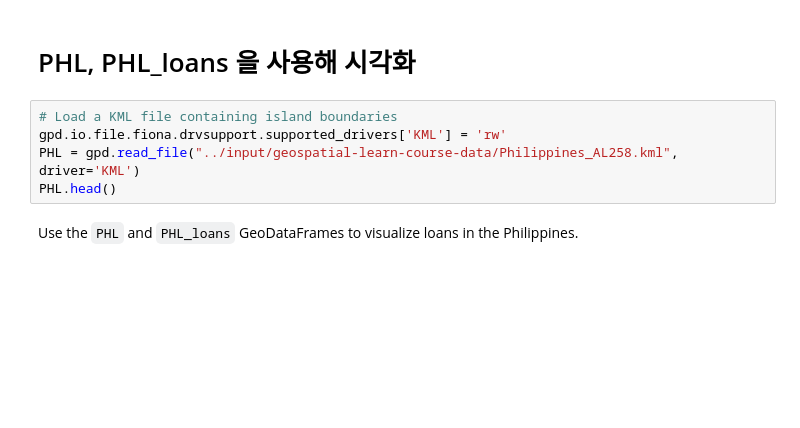
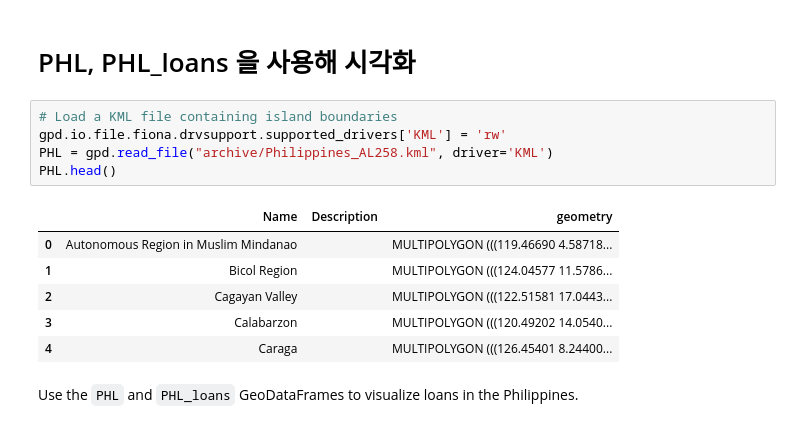
Before and after one commit to yeaun12/blog, a Jupyter notebook: _notebooks/2022-05-28-exercise-your-first-map.ipynb, the cells around one changed output. Saved outputs shown, nothing was run; the diff lists cells and outputs as text; blank space fills up the shorter version.

```diff
--- a/_notebooks/2022-05-28-exercise-your-first-map.ipynb
+++ b/_notebooks/2022-05-28-exercise-your-first-map.ipynb
@@ -106,8 +130,15 @@ Run the next code cell without changes to load a GeoDataFrame `PHL` containing b
 # %%
 # Load a KML file containing island boundaries
 gpd.io.file.fiona.drvsupport.supported_drivers['KML'] = 'rw'
-PHL = gpd.read_file("../input/geospatial-learn-course-data/Philippines_AL258.kml", driver='KML')
+PHL = gpd.read_file("archive/Philippines_AL258.kml", driver='KML')
 PHL.head()
+# %% [output]
+|  | Name | Description | geometry |
+| 0 | Autonomous Region in Muslim Mindanao |  | MULTIPOLYGON (((119.46690 4.58718... |
+| 1 | Bicol Region |  | MULTIPOLYGON (((124.04577 11.5786... |
+| 2 | Cagayan Valley |  | MULTIPOLYGON (((122.51581 17.0443... |
+| 3 | Calabarzon |  | MULTIPOLYGON (((120.49202 14.0540... |
+| 4 | Caraga |  | MULTIPOLYGON (((126.45401 8.24400... |
 # %% [markdown]
 Use the `PHL` and `PHL_loans` GeoDataFrames to visualize loans in the Philippines.
 # %%
```
Also changed, not shown: parts of 10 cells of this notebook.
